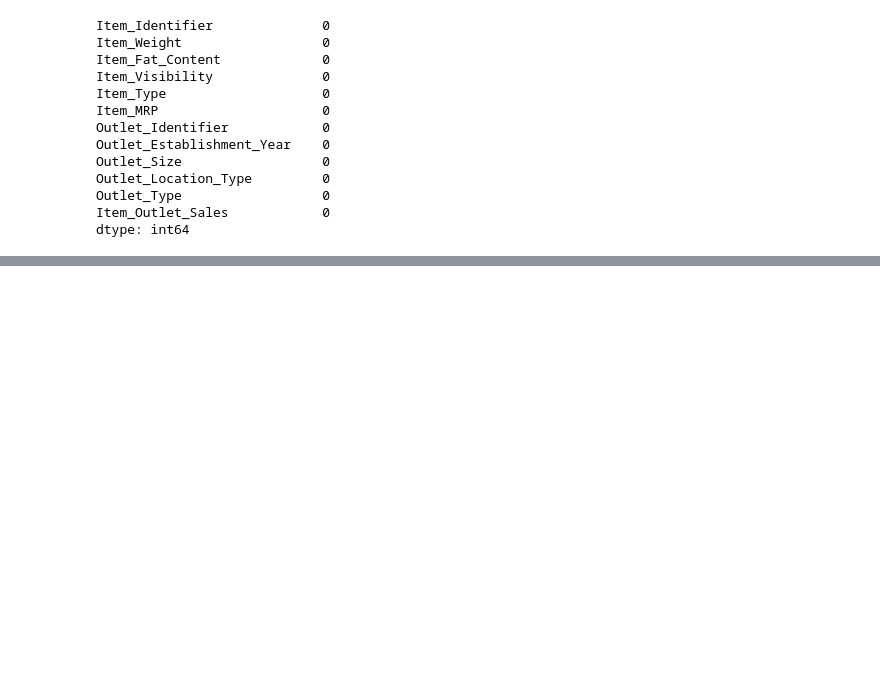
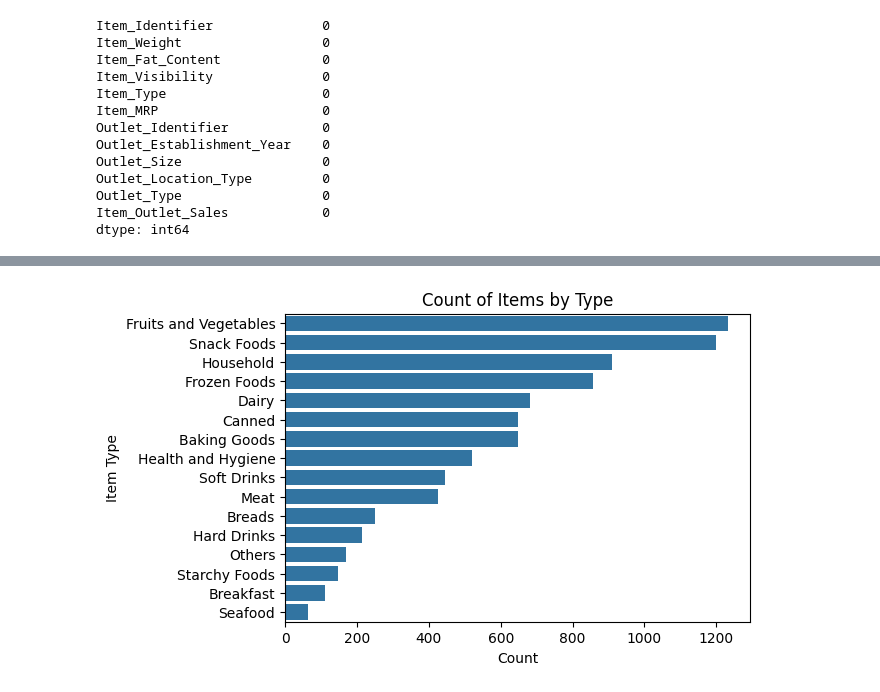
Before and after one commit to RaviVishwakrma/Blinkit_Sales_Analysis_Project, a Jupyter notebook: Blinkit_Sales_Analysis.ipynb, the cells around one changed output, grey strips where cells are left out. Cells and saved outputs as stored; diff of their text form; code cells hidden in the pictures; blank space fills up the shorter version.

```diff
--- a/Blinkit_Sales_Analysis.ipynb
+++ b/Blinkit_Sales_Analysis.ipynb
@@ -194,0 +214,10 @@ It helps us find strong or weak correlations between features.
+# %%
+# Count of Item Types
+plt.figure(figsize=(6,4))
+sns.countplot(y='Item_Type', data=df, order=df['Item_Type'].value_counts().index)
+plt.title("Count of Items by Type")
+plt.xlabel("Count")
+plt.ylabel("Item Type")
+plt.show()
+# %% [output]
+[figure, added]
```
Also changed, not shown: parts of 55 cells of this notebook.
